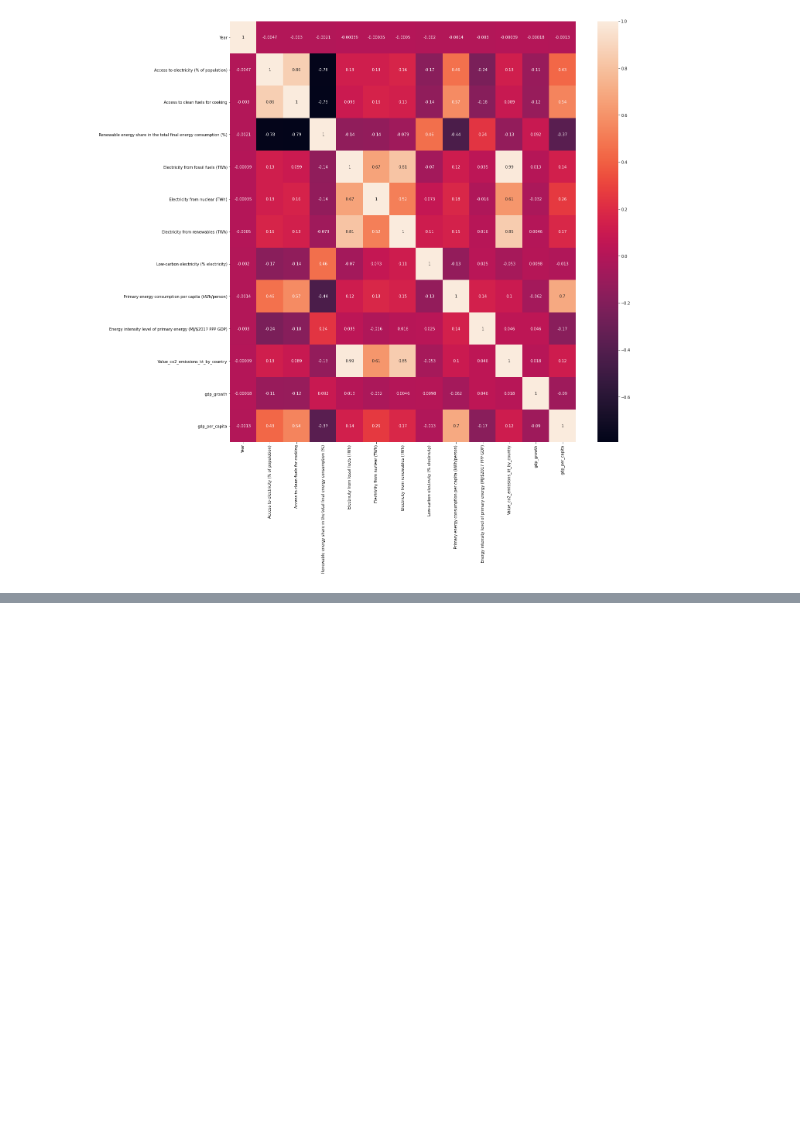
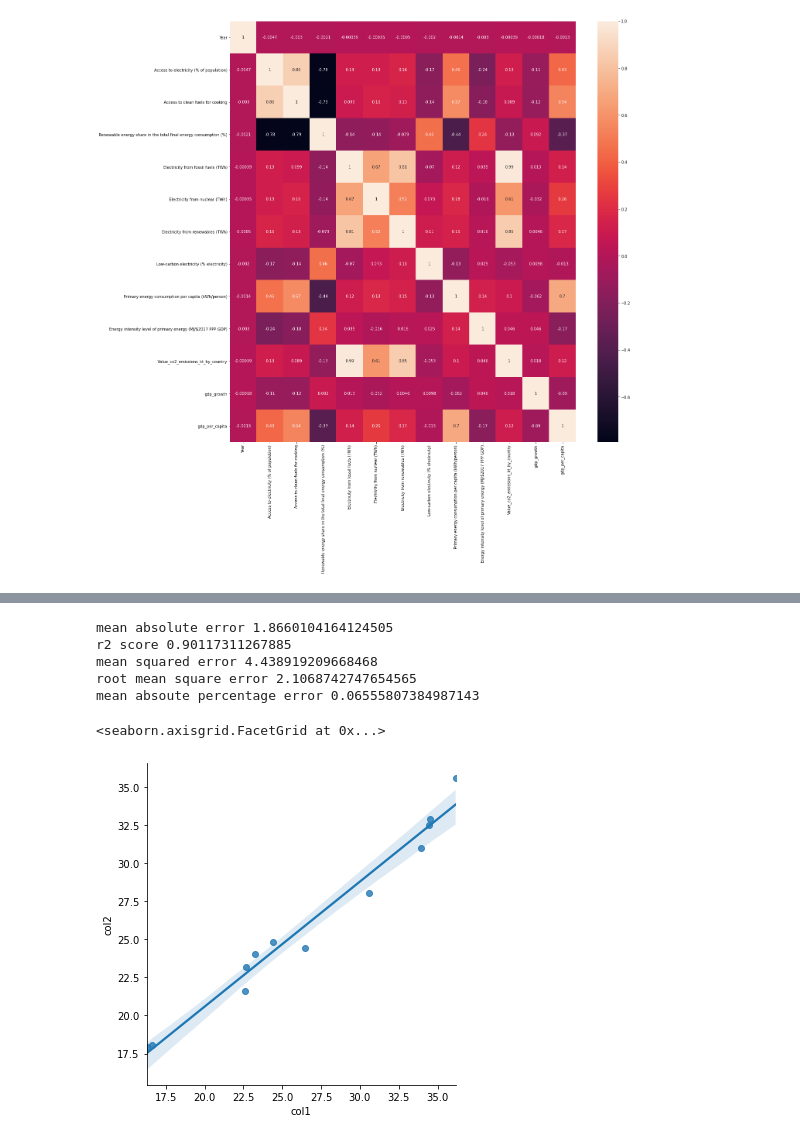
Before and after one commit to gauravjoshijo/CO2_Emission_Contribution_Model, a Jupyter notebook: Test_5.ipynb, the cells around one changed output, grey strips where cells are left out. Drawn from its saved outputs; the diff is of its cells as text; code cells hidden in the pictures; blank space fills up the shorter version.

```diff
--- a/Test_5.ipynb
+++ b/Test_5.ipynb
@@ -84,3 +126,21 @@ X_test_scaled = scaler.transform(X_test)
 lasso_model = Lasso(alpha=1.0)
 lasso_model.fit(X_train_scaled, y_train)
 predictions = lasso_model.predict(X_test_scaled)
+# %%
+
+print("mean absolute error",mean_absolute_error(y_test,predictions))
+print("r2 score",r2_score(y_test,predictions))
+print("mean squared error",mean_squared_error(y_test,predictions))
+print("root mean square error",np.sqrt(mean_squared_error(y_test,predictions)))
+print("mean absoute percentage error",mean_absolute_percentage_error(y_test,predictions))
+# %% [output]
+mean absolute error 1.8660104164124505
+r2 score 0.90117311267885
+mean squared error 4.438919209668468
+root mean square error 2.1068742747654565
+mean absoute percentage error 0.06555807384987143
+# %%
+sns.lmplot(x='col1',y='col2',data=check)
+# %% [output]
+<seaborn.axisgrid.FacetGrid at 0x...>
+[figure, added]
```
Also changed, not shown: parts of 40 cells of this notebook.
